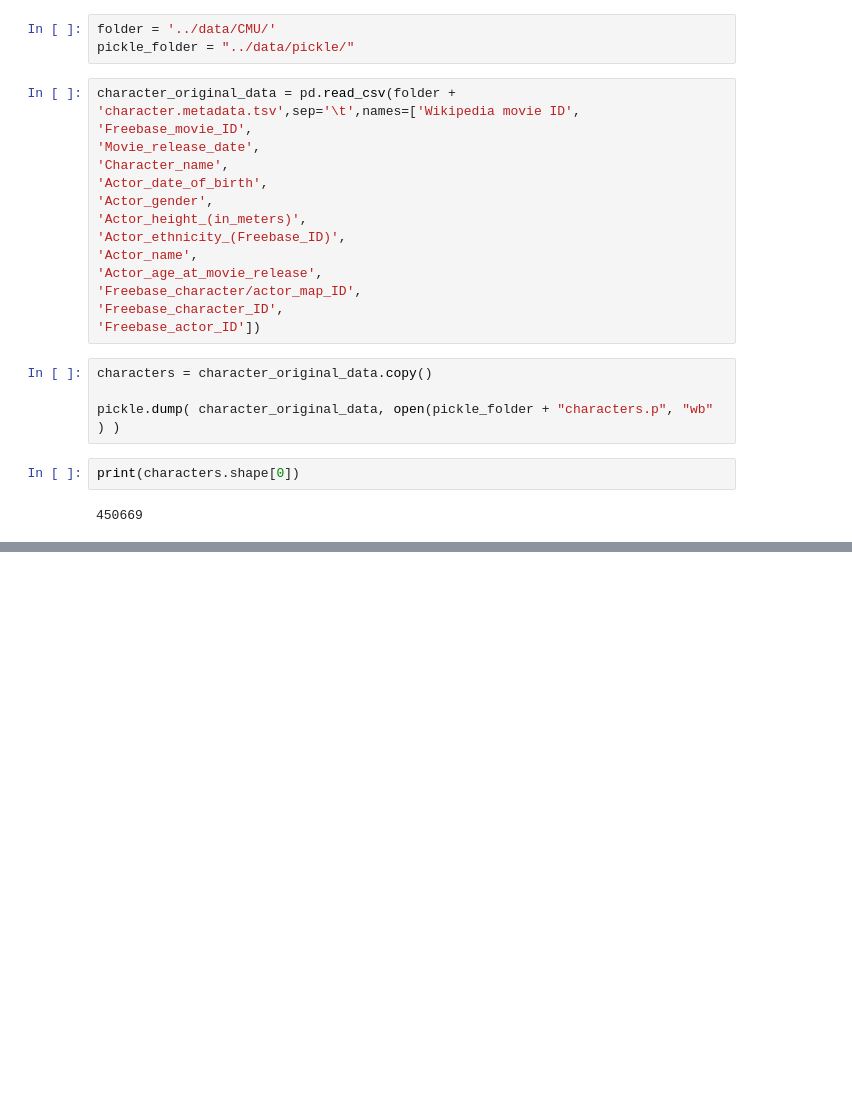
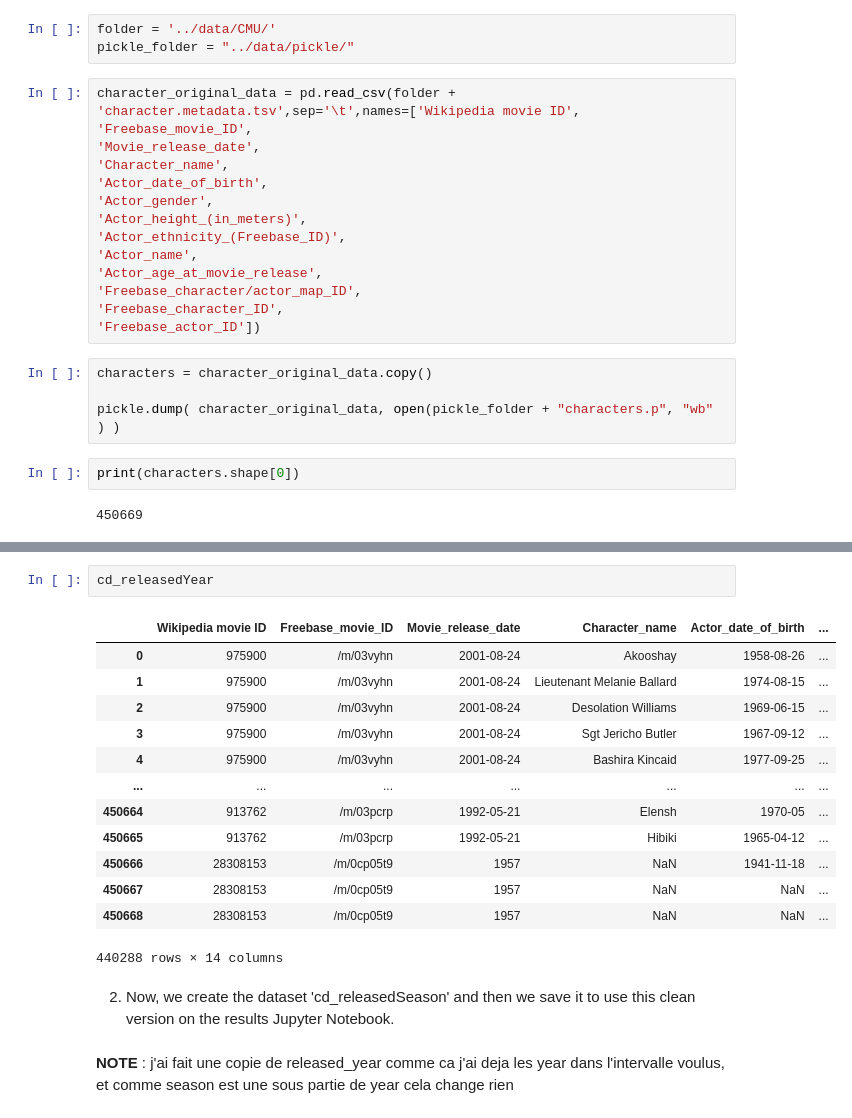
Before and after one commit to epfl-ada/ada-2024-project-melyn, a Jupyter notebook: pipeline/character_dataset_cleaning.ipynb, the cells around one changed output, grey strips where cells are left out. Saved outputs shown, nothing was run; the diff lists cells and outputs as text; blank space fills up the shorter version.

```diff
--- a/pipeline/character_dataset_cleaning.ipynb
+++ b/pipeline/character_dataset_cleaning.ipynb
@@ -44,0 +88,20 @@ pickle.dump( cd, open(pickle_folder + "characters_date.p", "wb" ) )
+# %%
+cd_releasedYear
+# %% [output]
+|  | Wikipedia movie ID | Freebase_movie_ID | Movie_release_date | Character_name | Actor_date_of_birth | ... |
+| 0 | 975900 | /m/03vyhn | 2001-08-24 | Akooshay | 1958-08-26 | ... |
+| 1 | 975900 | /m/03vyhn | 2001-08-24 | Lieutenant Melanie Ballard | 1974-08-15 | ... |
+| 2 | 975900 | /m/03vyhn | 2001-08-24 | Desolation Williams | 1969-06-15 | ... |
+| 3 | 975900 | /m/03vyhn | 2001-08-24 | Sgt Jericho Butler | 1967-09-12 | ... |
+| 4 | 975900 | /m/03vyhn | 2001-08-24 | Bashira Kincaid | 1977-09-25 | ... |
+| ... | ... | ... | ... | ... | ... | ... |
+| 450664 | 913762 | /m/03pcrp | 1992-05-21 | Elensh | 1970-05 | ... |
+| 450665 | 913762 | /m/03pcrp | 1992-05-21 | Hibiki | 1965-04-12 | ... |
+| 450666 | 28308153 | /m/0cp05t9 | 1957 | NaN | 1941-11-18 | ... |
+| 450667 | 28308153 | /m/0cp05t9 | 1957 | NaN | NaN | ... |
+| 450668 | 28308153 | /m/0cp05t9 | 1957 | NaN | NaN | ... |
+440288 rows × 14 columns
+# %% [markdown]
+2. Now, we create the dataset 'cd_releasedSeason' and then we save it to use this clean version on the results Jupyter Notebook.
+# %% [markdown]
+__NOTE__ : j'ai fait une copie de released_year comme ca j'ai deja les year dans l'intervalle voulus, et comme season est une sous partie de year cela change rien
```
Also changed, not shown: parts of 48 cells of this notebook, 6 other files.
